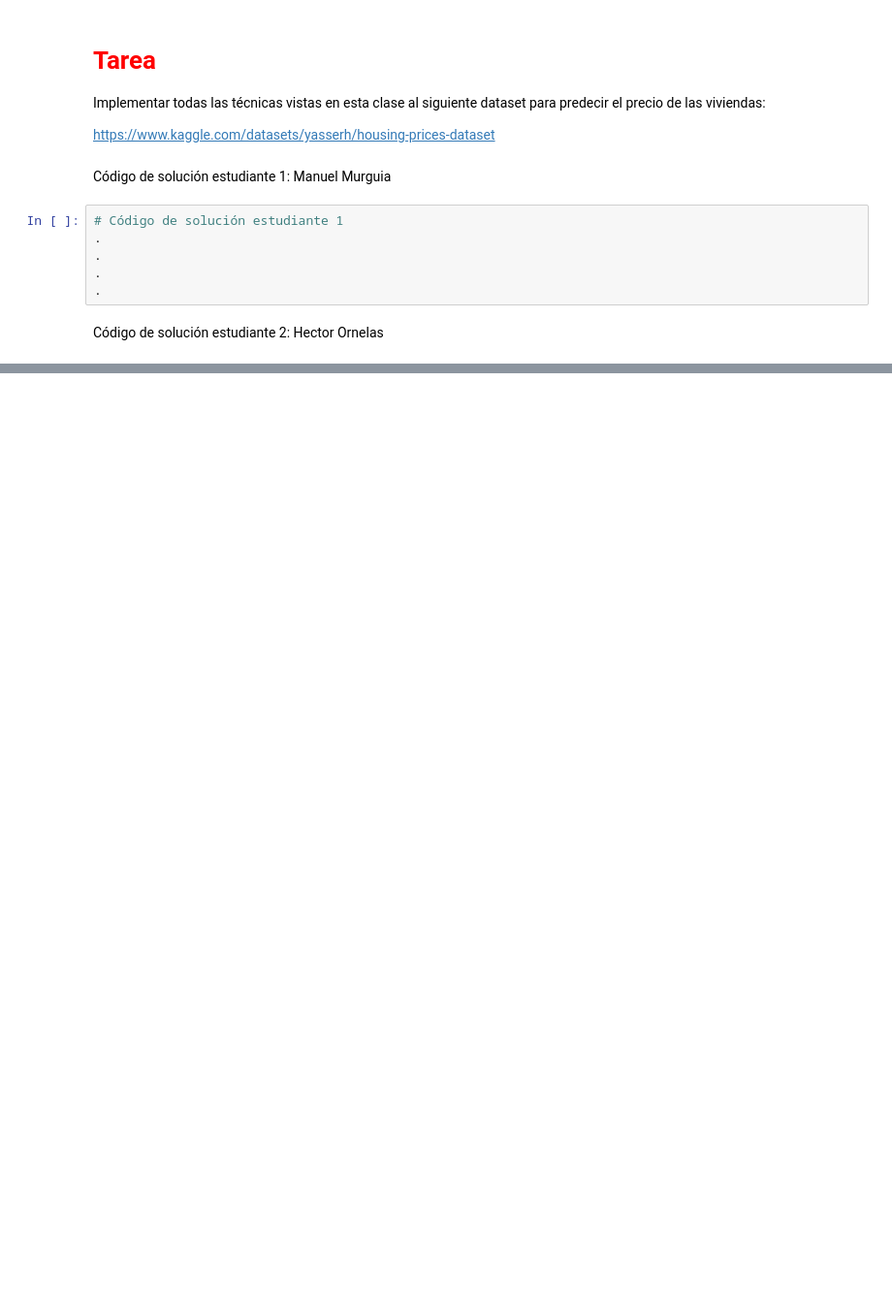
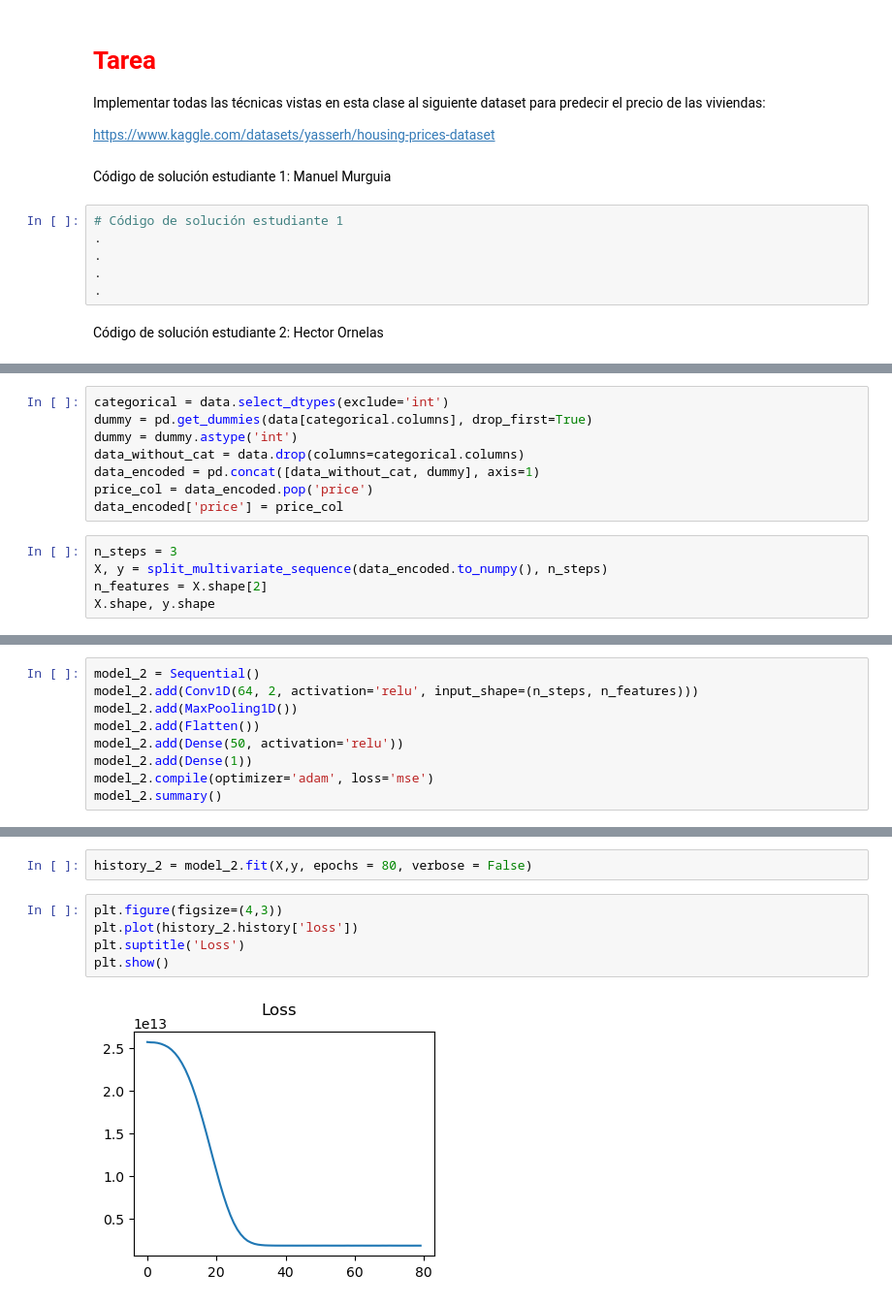
Before and after one commit to ManuelMurguia/ProyectoConjunto_T5_MAMurguia_HCOrnelas, a Jupyter notebook: Tarea5.ipynb, the cells around one changed output, grey strips where cells are left out. Shown: that part at 97% size. Saved outputs shown, nothing was run; the diff lists cells and outputs as text; blank space fills up the shorter version.

```diff
--- a/Tarea5.ipynb
+++ b/Tarea5.ipynb
@@ -43,0 +154,13 @@ Código de solución estudiante 2: Hector Ornelas
+# %%
+categorical = data.select_dtypes(exclude='int')
+dummy = pd.get_dummies(data[categorical.columns], drop_first=True)
+dummy = dummy.astype('int')
+data_without_cat = data.drop(columns=categorical.columns)
+data_encoded = pd.concat([data_without_cat, dummy], axis=1)
+price_col = data_encoded.pop('price')
+data_encoded['price'] = price_col
+# %%
+n_steps = 3
+X, y = split_multivariate_sequence(data_encoded.to_numpy(), n_steps)
+n_features = X.shape[2]
+X.shape, y.shape
@@ -43,0 +169,9 @@ Código de solución estudiante 2: Hector Ornelas
+# %%
+model_2 = Sequential()
+model_2.add(Conv1D(64, 2, activation='relu', input_shape=(n_steps, n_features)))
+model_2.add(MaxPooling1D())
+model_2.add(Flatten())
+model_2.add(Dense(50, activation='relu'))
+model_2.add(Dense(1))
+model_2.compile(optimizer='adam', loss='mse')
+model_2.summary()
@@ -43,0 +196,9 @@ Código de solución estudiante 2: Hector Ornelas
+# %%
+history_2 = model_2.fit(X,y, epochs = 80, verbose = False)
+# %%
+plt.figure(figsize=(4,3))
+plt.plot(history_2.history['loss'])
+plt.suptitle('Loss')
+plt.show()
+# %% [output]
+[figure, added]
```
Also changed, not shown: parts of 70 cells of this notebook.
